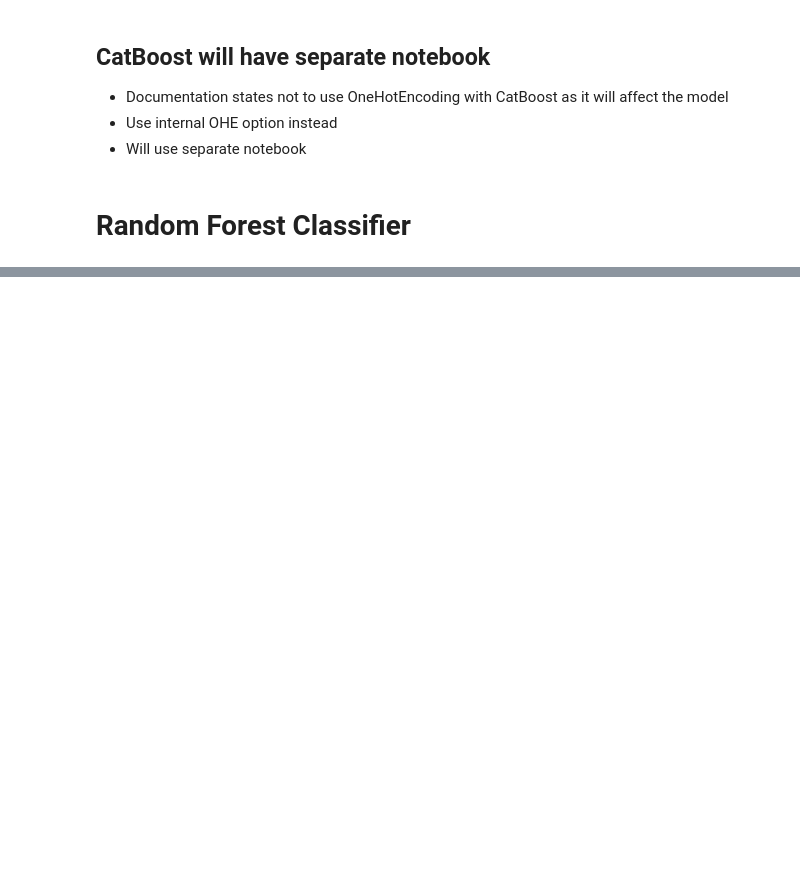
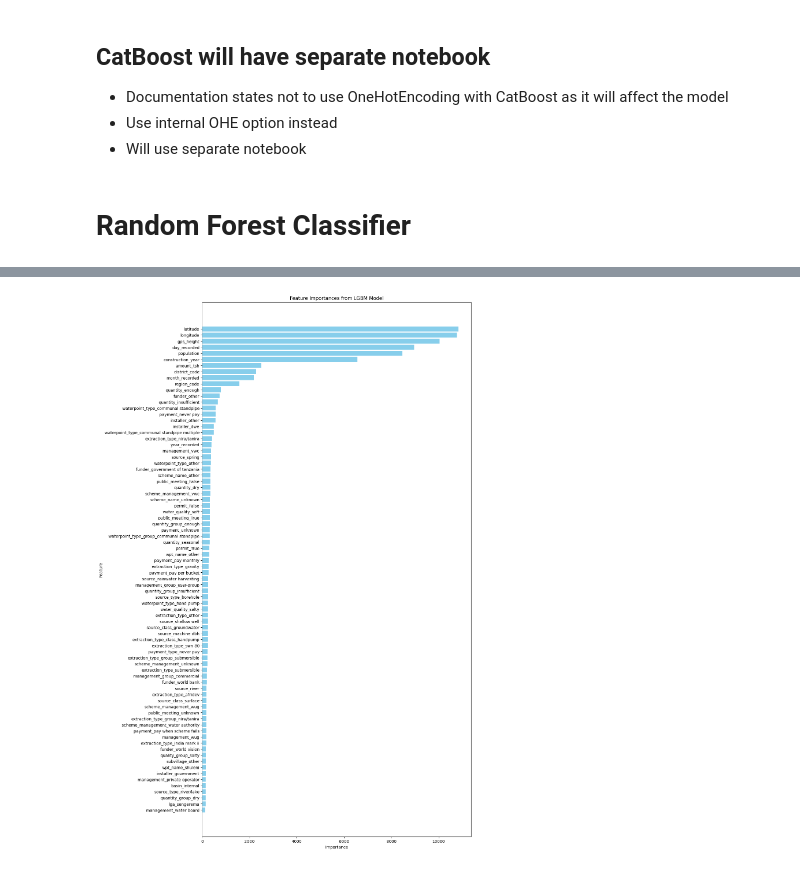
Before and after one commit to towbsss/drivendata_pump_it_up, a Jupyter notebook: 03_Model_Selection.ipynb, the cells around one changed output, grey strips where cells are left out. Saved outputs shown, nothing was run; the diff lists cells and outputs as text; code cells hidden in the pictures; blank space fills up the shorter version.

```diff
--- a/03_Model_Selection.ipynb
+++ b/03_Model_Selection.ipynb
@@ -320,0 +476,4 @@ submission.to_csv('submission_rf5.csv', index=False)
+# %%
+# Best parameters for LightGBM
+lgbm_best_params = lgbm_study.best_params
+print("Best LGBM parameters: ", lgbm_best_params)
@@ -320,0 +484,4 @@ submission.to_csv('submission_rf5.csv', index=False)
+# %%
+# Train the final model on the entire training data using the best hyperparameters
+lgbm_model = lgb.LGBMClassifier(**lgbm_best_params)
+lgbm_model.fit(X_train_final, y_train)
@@ -320,0 +518,23 @@ submission.to_csv('submission_rf5.csv', index=False)
+# %%
+# Get feature importances from the best RandomForest model
+lgbm_feature_importances = lgbm_model.feature_importances_
+
+# Create a DataFrame for better visualization
+lgbm_features_df = pd.DataFrame({
+    'Feature': X_train_final.columns,
+    'Importance': lgbm_feature_importances
+})
+
+# Sort the DataFrame by importance
+lgbm_features_df = lgbm_features_df.sort_values(by='Importance', ascending=False).head(80)
+
+# Plot the feature importances
+plt.figure(figsize=(12, 24))
+plt.barh(lgbm_features_df['Feature'], lgbm_features_df['Importance'], color='skyblue')
+plt.xlabel('Importance')
+plt.ylabel('Feature')
+plt.title('Feature Importances from LGBM Model')
+plt.gca().invert_yaxis()
+plt.show()
+# %% [output]
+[figure, added]
```
Also changed, not shown: parts of 27 cells of this notebook, 1 other file.
